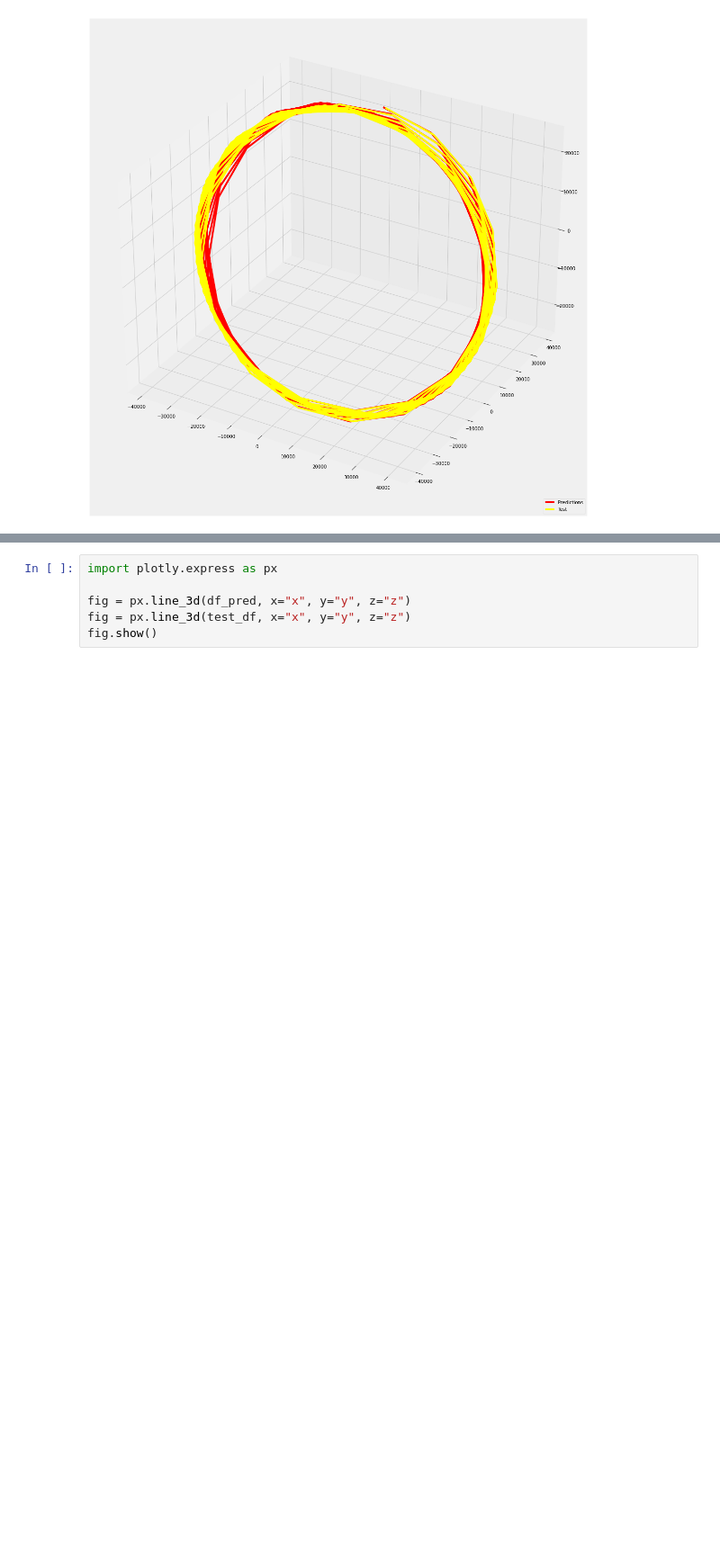
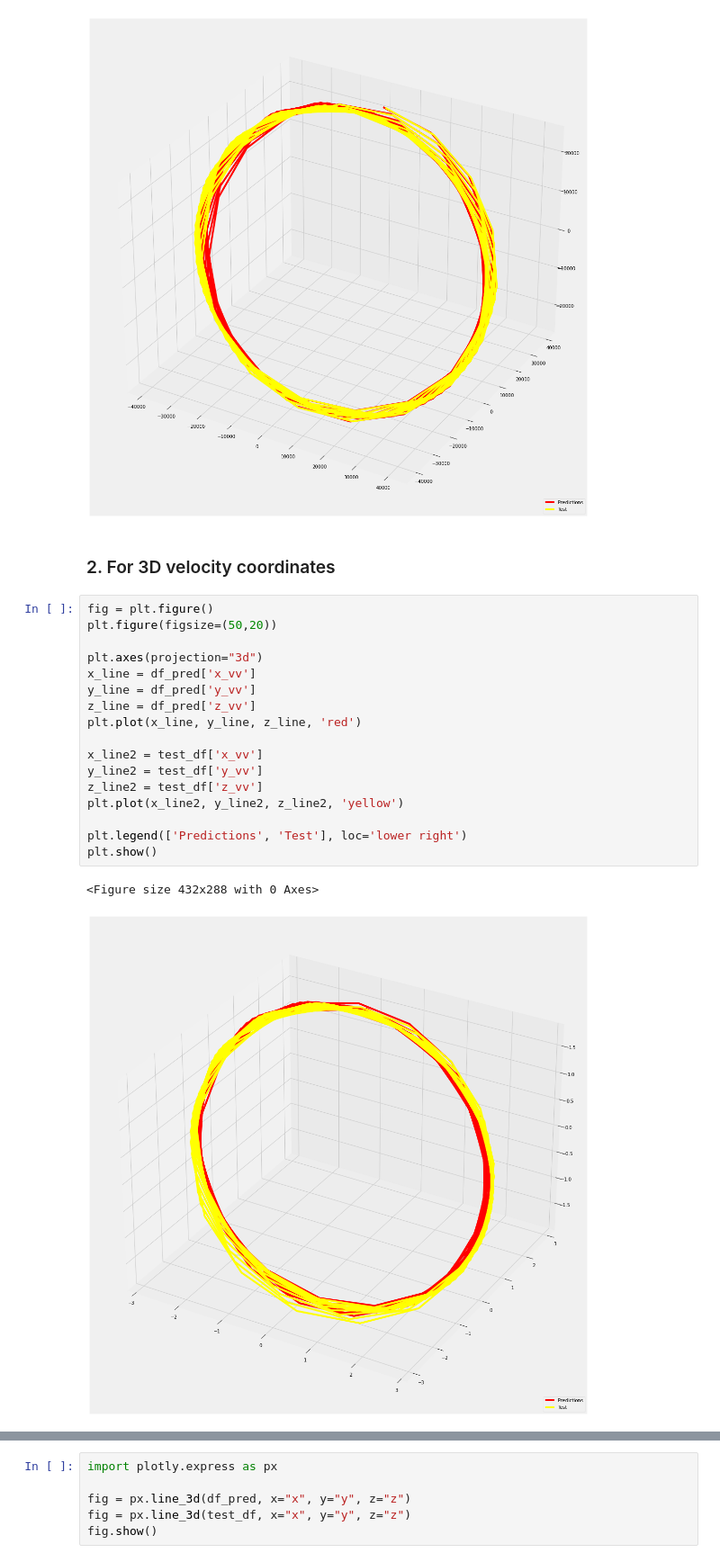
Before and after one commit to vladmarascu/Predicting-Orbits, a Jupyter notebook: RNNs/3rd Body Perturbation RNN Multivariate Full OE.ipynb, the cells around one changed output, grey strips where cells are left out. Shown at 90% size. Drawn from its saved outputs; the diff is of its cells as text; blank space fills up the shorter version.

```diff
--- a/RNNs/3rd Body Perturbation RNN Multivariate Full OE.ipynb
+++ b/RNNs/3rd Body Perturbation RNN Multivariate Full OE.ipynb
@@ -260,3 +260,25 @@ plt.show()
 # %% [output]
 <Figure size 432x288 with 0 Axes>
 [figure]
+# %% [markdown]
+### 2. For 3D velocity coordinates
+# %%
+fig = plt.figure()
+plt.figure(figsize=(50,20))
+
+plt.axes(projection="3d")
+x_line = df_pred['x_vv']
+y_line = df_pred['y_vv']
+z_line = df_pred['z_vv']
+plt.plot(x_line, y_line, z_line, 'red')
+
+x_line2 = test_df['x_vv']
+y_line2 = test_df['y_vv']
+z_line2 = test_df['z_vv']
+plt.plot(x_line2, y_line2, z_line2, 'yellow')
+
+plt.legend(['Predictions', 'Test'], loc='lower right')
+plt.show()
+# %% [output]
+<Figure size 432x288 with 0 Axes>
+[figure, added]
```
Also changed, not shown: parts of 3 cells of this notebook.
